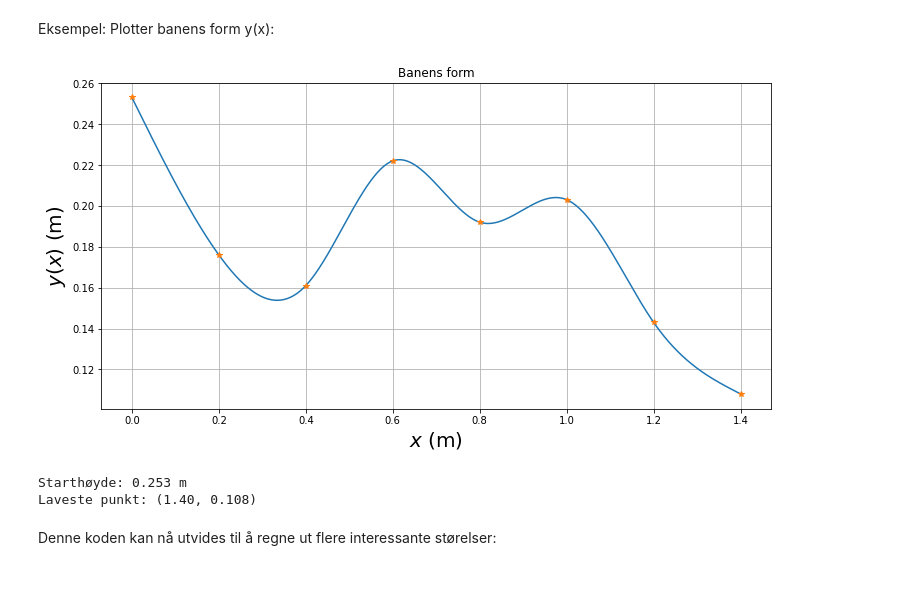
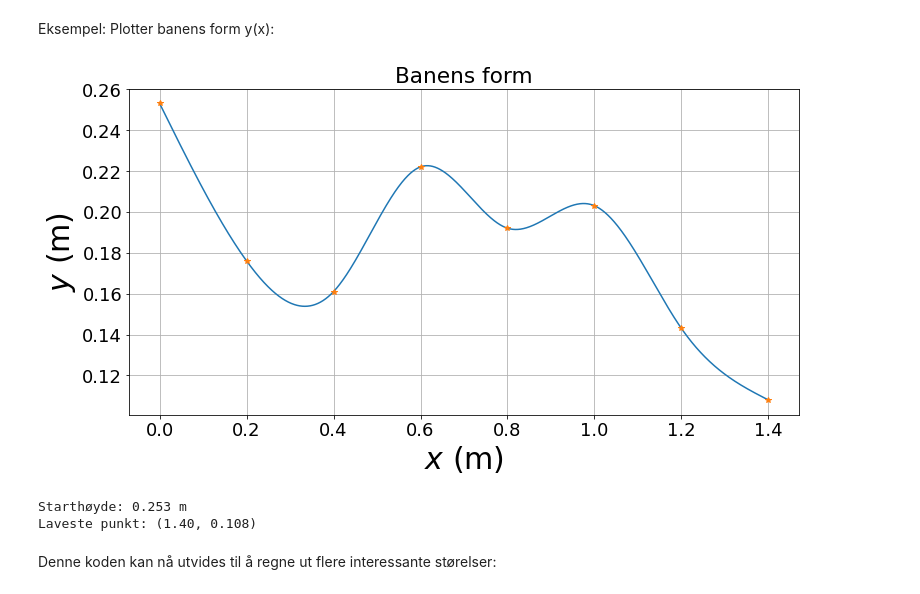
Before and after one commit to Oyveloper/fysikk-lab, a Jupyter notebook: cubicspline.ipynb, the cells around one changed output. Saved outputs shown, nothing was run; the diff lists cells and outputs as text; code cells hidden in the pictures.

```diff
--- a/cubicspline.ipynb
+++ b/cubicspline.ipynb
@@ -35,6 +35,12 @@ Start, slutt og steglengde i x-rettning
 xmin = 0.000
 xmax = 1.401
 dx = 0.001
+# %%
+fontsize=30
+font = {'family' : 'normal',
+        'size'   : 18}
+
+plt.rc('font', **font)
 # %% [markdown]
 Skriv inn y-verdiene til banens 8 festepunkter i tabellen yfast, basert på avlesing i tracker. Et vilkårlig eksempel:
 # %%
@@ -69,18 +75,18 @@ Eksempel: Plotter banens form y(x):
 # %%
 baneform = plt.figure('y(x)',figsize=(12,6))
 plt.plot(x,y,xfast,yfast,'*')
 plt.title('Banens form')
-plt.xlabel('$x$ (m)',fontsize=20)
-plt.ylabel('$y(x)$ (m)',fontsize=20)
+plt.xlabel('$x$ (m)',fontsize=fontsize)
+plt.ylabel('$y$ (m)',fontsize=fontsize)
 plt.grid()
 plt.savefig("figures/baneform.jpg")
 plt.show()
 
 print(f"Starthøyde: {y[0]} m")
 
 print(f"Laveste punkt: ({x[np.argmin(y)]:.2f}, {np.min(y)})")
 # %% [output]
-[figure, old version]
+[figure, new version]
 Starthøyde: 0.253 m
 Laveste punkt: (1.40, 0.108)
 # %% [markdown]
```
Also changed, not shown: parts of 9 cells of this notebook, 14 other files.
